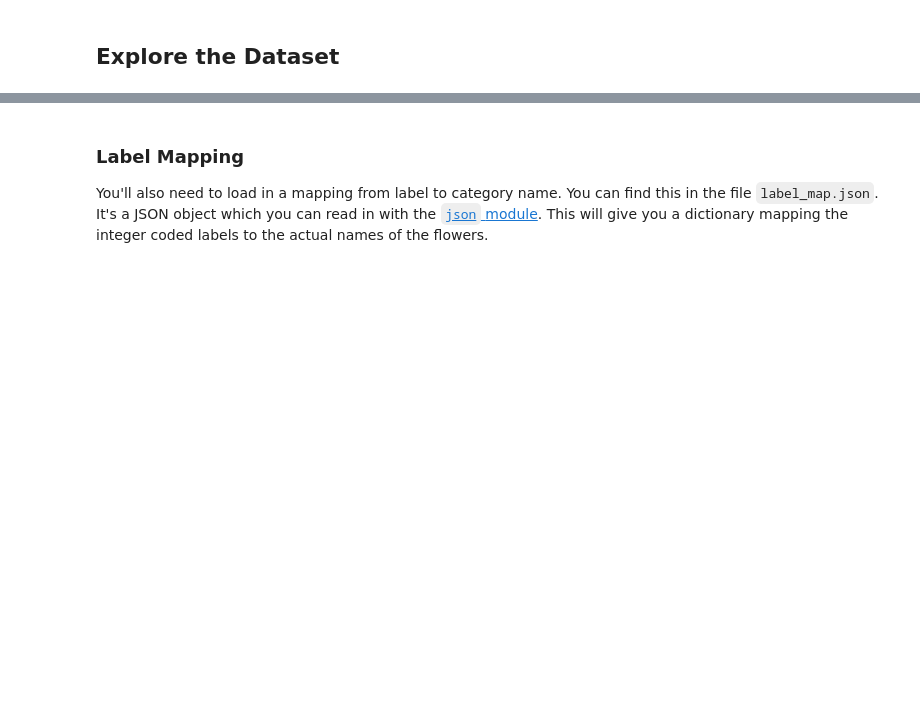
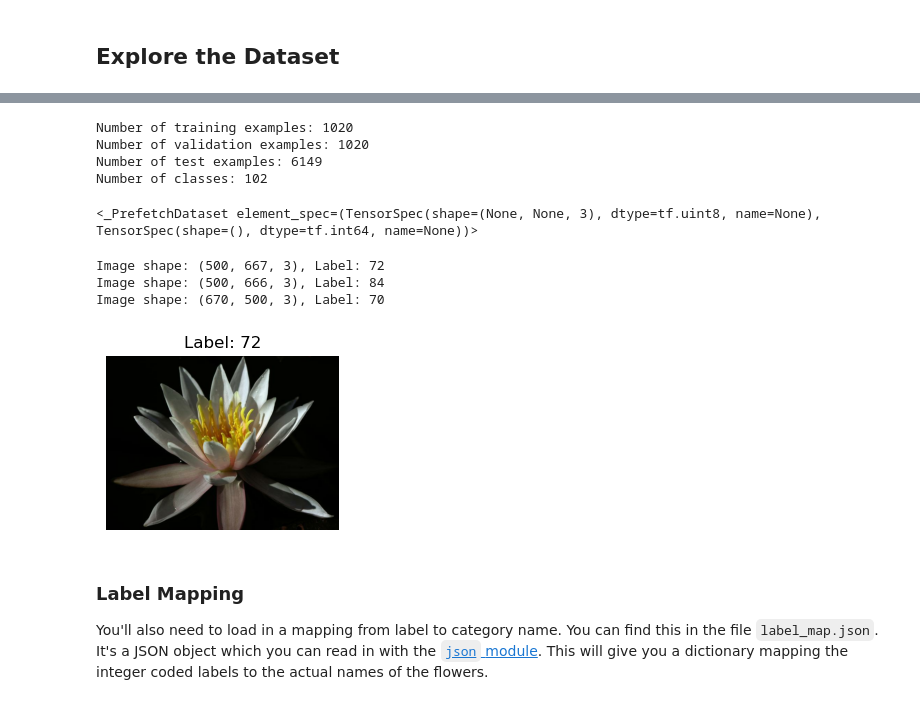
Before and after one commit to Machariajane/intro-to-ml-tensorflow, a Jupyter notebook: projects/p2_image_classifier/Project_Image_Classifier_Project.ipynb, the cells around one changed output, grey strips where cells are left out. Drawn from its saved outputs; the diff is of its cells as text; code cells hidden in the pictures; blank space fills up the shorter version.

Commit message:
doing image project

```diff
--- a/projects/p2_image_classifier/Project_Image_Classifier_Project.ipynb
+++ b/projects/p2_image_classifier/Project_Image_Classifier_Project.ipynb
@@ -29,4 +39,10 @@ The validation and testing sets are used to measure the model's performance on d
 # %%
 # TODO: Load the dataset with TensorFlow Datasets.
+# TODO: Create a training set, a validation set and a test set.
 
-# TODO: Create a training set, a validation set and a test set.
+(dataset_train, dataset_validation, dataset_test), dataset_info = tfds.load(
+    'oxford_flowers102',
+    split=['train', 'validation', 'test'],
+    with_info=True,
+    as_supervised=True,
+)
@@ -36,11 +97,47 @@ The validation and testing sets are used to measure the model's performance on d
 # TODO: Get the number of examples in each set from the dataset info.
 
 # TODO: Get the number of classes in the dataset from the dataset info.
+
+num_train_examples = dataset_info.splits['train'].num_examples
+num_validation_examples = dataset_info.splits['validation'].num_examples
+num_test_examples = dataset_info.splits['test'].num_examples
+
+# Get the number of classes
+num_classes = dataset_info.features['label'].num_classes
+
+# Print the information
+print(f"Number of training examples: {num_train_examples}")
+print(f"Number of validation examples: {num_validation_examples}")
+print(f"Number of test examples: {num_test_examples}")
+print(f"Number of classes: {num_classes}")
+# %% [output]
+Number of training examples: 1020
+Number of validation examples: 1020
+Number of test examples: 6149
+Number of classes: 102
+# %%
+dataset_train
+# %% [output]
+<_PrefetchDataset element_spec=(TensorSpec(shape=(None, None, 3), dtype=tf.uint8, name=None), TensorSpec(shape=(), dtype=tf.int64, name=None))>
 # %%
 # TODO: Print the shape and corresponding label of 3 images in the training set.
+for image, label in dataset_train.take(3):
+    print(f"Image shape: {image.shape}, Label: {label}")
+# %% [output]
+Image shape: (500, 667, 3), Label: 72
+Image shape: (500, 666, 3), Label: 84
+Image shape: (670, 500, 3), Label: 70
 # %%
 # TODO: Plot 1 image from the training set. Set the title
-# of the plot to the corresponding image label.
+# of the plot to the corresponding image label.el
+for image, label in dataset_train.take(1):
+    plt.figure(figsize=(3,3))
+    plt.imshow(image.numpy())
+    plt.title(f"Label: {label.numpy()}")
+    plt.axis('off')
+    plt.show()
+# %% [output]
+[figure, added]
 # %% [markdown]
 ### Label Mapping
 
```
Also changed, not shown: parts of 10 cells of this notebook.
